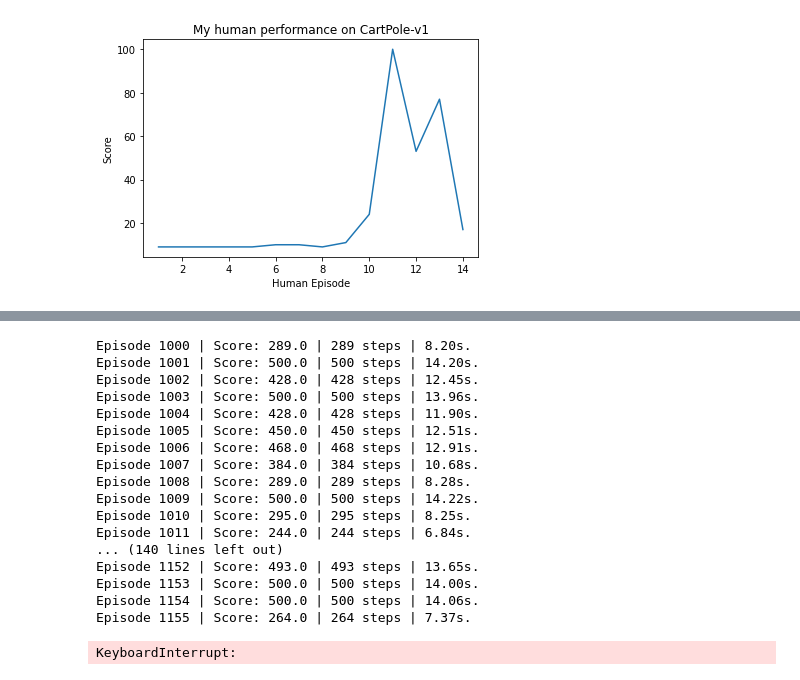
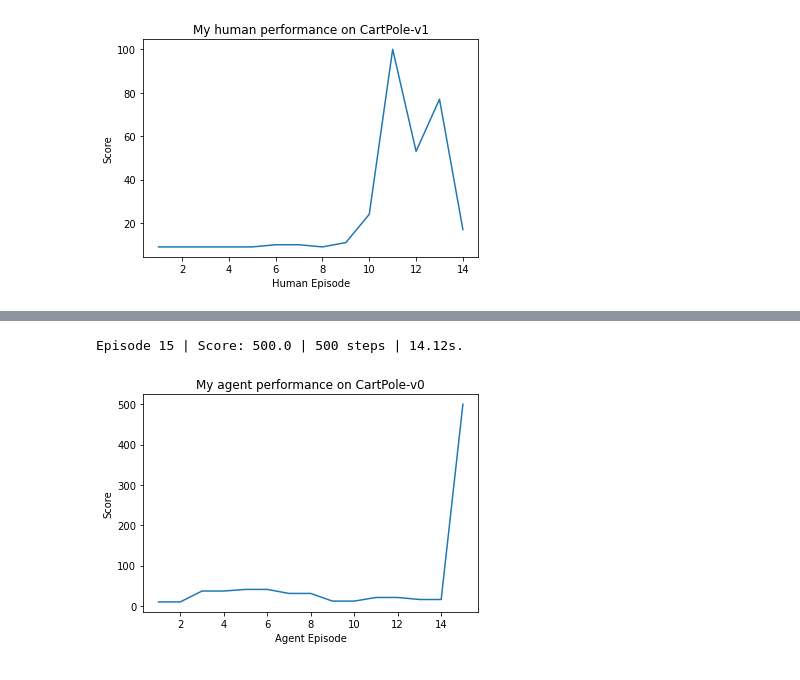
Before and after one commit to leigh966/Cartpole-dqn-learning, a Jupyter notebook: Work.ipynb, the cells around one changed output, grey strips where cells are left out. Cells and saved outputs as stored; diff of their text form; code cells hidden in the pictures.

Commit message:
Added a num_runs parameter to run_cartPole_asAgent so that the best agent and the agent in training don't have to run the same number of times

```diff
--- a/Work.ipynb
+++ b/Work.ipynb
@@ -290,7 +290,7 @@ def dql_with_experience_replay_target(state):
 
 
 
-def run_cartPole_asAgent(policy=None):
+def run_cartPole_asAgent(policy, num_runs=1):
     global last_state
     global a
     global reward
@@ -299,7 +299,7 @@ def run_cartPole_asAgent(policy=None):
     env.reset()
     env.render()
 
-    for _ in range(number_of_trials):
+    for _ in range(num_runs):
         state = env.reset()
         total_reward = 0.0
         steps = 0
@@ -323,7 +323,7 @@ def run_cartPole_asAgent(policy=None):
     env.close()
 
 
-run_cartPole_asAgent(policy=dql_with_experience_replay_target)  # Run with agent input
+run_cartPole_asAgent(dql_with_experience_replay_target, number_of_trials)  # Run with agent input
 
 
 import numpy as np
@@ -362,36 +352,20 @@ Average Score for  500  episodes is: 28.296296296296298
 # %%
 #Set the best agent off playing
 
 def play_best():
     model.load_weights("./best_dqn.h5")
-    run_cartPole_asAgent(policy=deep_q_policy)
+    run_cartPole_asAgent(deep_q_policy)
 
 play_best()
 
 # Plot your score
 fig = plt.figure()
 ax = fig.add_subplot(111)
 plt.plot(np.arange(1, len(scores)+1), scores)
 plt.title('My agent performance on CartPole-v0')
 plt.ylabel('Score')
 plt.xlabel('Agent Episode')
 plt.show()
 # %% [output]
-Episode 1000 | Score: 289.0 | 289 steps | 8.20s.
-Episode 1001 | Score: 500.0 | 500 steps | 14.20s.
-Episode 1002 | Score: 428.0 | 428 steps | 12.45s.
-Episode 1003 | Score: 500.0 | 500 steps | 13.96s.
-Episode 1004 | Score: 428.0 | 428 steps | 11.90s.
-Episode 1005 | Score: 450.0 | 450 steps | 12.51s.
-Episode 1006 | Score: 468.0 | 468 steps | 12.91s.
-Episode 1007 | Score: 384.0 | 384 steps | 10.68s.
-Episode 1008 | Score: 289.0 | 289 steps | 8.28s.
-Episode 1009 | Score: 500.0 | 500 steps | 14.22s.
-Episode 1010 | Score: 295.0 | 295 steps | 8.25s.
-Episode 1011 | Score: 244.0 | 244 steps | 6.84s.
-... (140 lines left out)
-Episode 1152 | Score: 493.0 | 493 steps | 13.65s.
-Episode 1153 | Score: 500.0 | 500 steps | 14.00s.
-Episode 1154 | Score: 500.0 | 500 steps | 14.06s.
-Episode 1155 | Score: 264.0 | 264 steps | 7.37s.
+Episode 15 | Score: 500.0 | 500 steps | 14.12s.
-KeyboardInterrupt:
+[figure, added]
```
Also changed, not shown: parts of 1 cell of this notebook.
